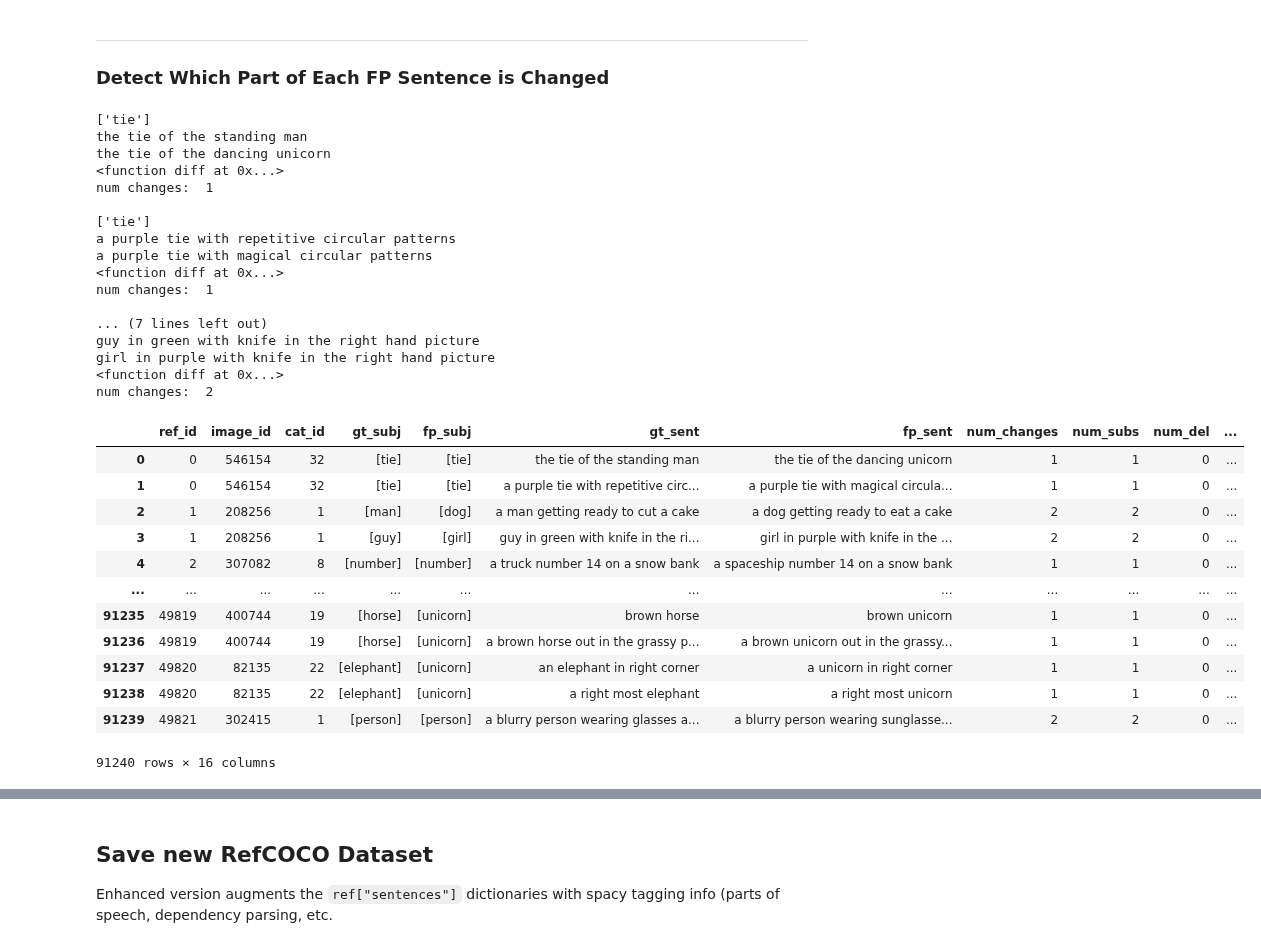
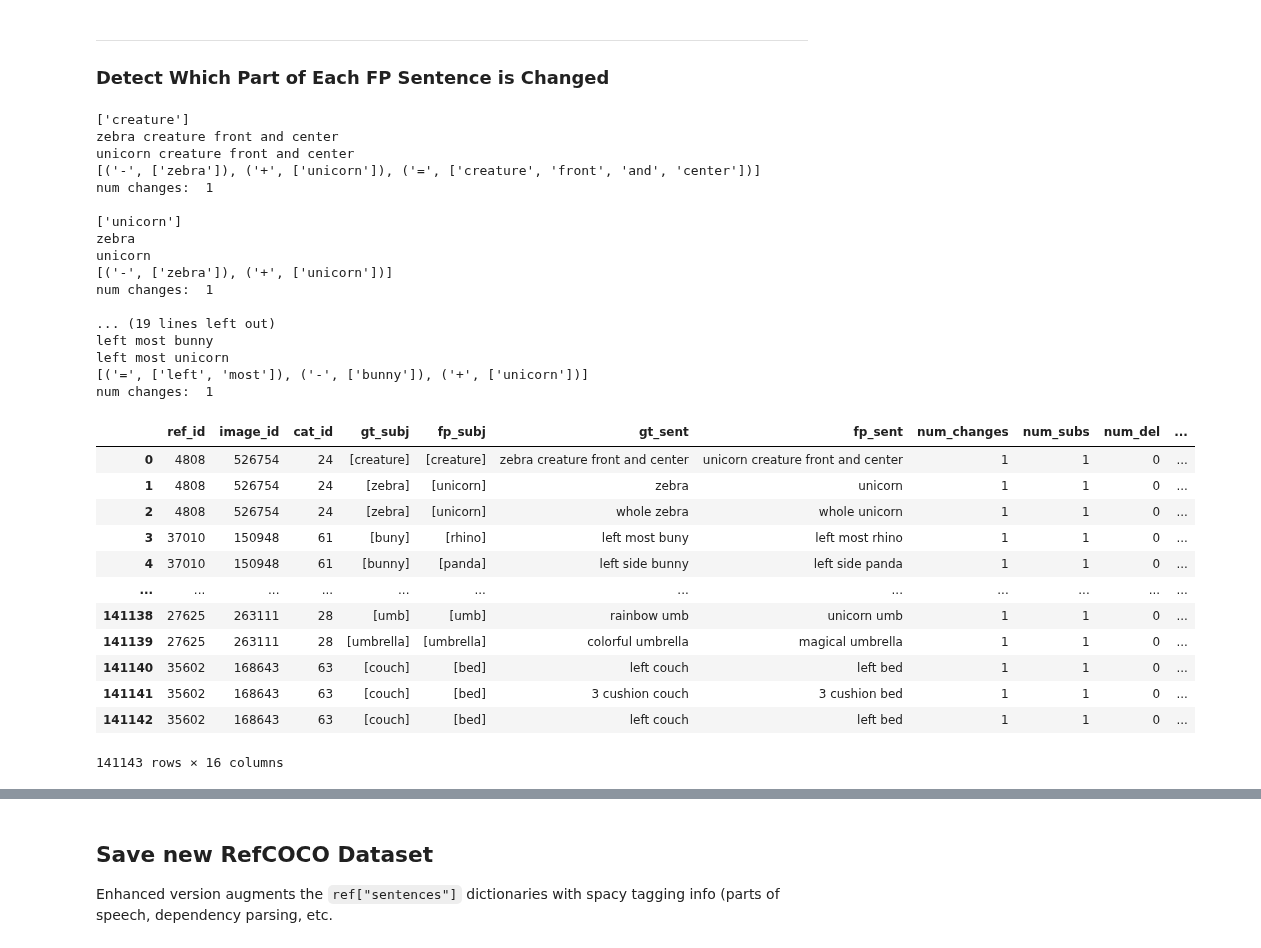
Before and after one commit to GiscardBiamby/cocobetter, a Jupyter notebook: PythonAPI/notebooks/ref_correct/neg_refcoco_v002.ipynb, the cells around one changed output, grey strips where cells are left out. Cells and saved outputs as stored; diff of their text form; code cells hidden in the pictures.

```diff
--- a/PythonAPI/notebooks/ref_correct/neg_refcoco_v002.ipynb
+++ b/PythonAPI/notebooks/ref_correct/neg_refcoco_v002.ipynb
@@ -113,13 +109,12 @@ Done (t=2.97s)
 creating index...
 index created!
+# %%
+api_results_dir = (
+    PROJ_ROOT / "output/refcoco_google-gb006_remove_guidelines-gpt-3.5-turbo"
+)
+assert api_results_dir.exists(), str(api_results_dir)
+assert api_results_dir.is_dir(), str(api_results_dir)
 # %%
-api_results_dir = (
-    PROJ_ROOT / "output/refcocog_google_enhanced-gb006_remove_guidelines-gpt-3.5-turbo"
-)
-assert api_results_dir.exists(), str(api_results_dir)
-assert api_results_dir.is_dir(), str(api_results_dir)
-
-
 def load_api_responses(api_results_dir: Path, max_results: int = None) -> list[dict]:
     response_files = sorted(api_results_dir.glob("responses/img_id_*.json"))
     if max_results is not None and max_results > 0:
@@ -727,8 +709,8 @@ def tag_fp_sentences(
             "spcy_LEM": [word.lemma_ for word in doc],
             "spcy_TAG": [word.tag_ for word in doc],
             "spcy_IS_STOP": [word.is_stop for word in doc],
-            "spcy_ENTS": [ent.as_doc() for ent in doc.ents],
-            "spcy_NOUN_CHUNKS": [str(nc) for nc in doc.noun_chunks],
+            "spcy_ENTS": [str(ent).strip() for ent in doc.ents],
+            "spcy_NOUN_CHUNKS": [str(nc).strip() for nc in doc.noun_chunks],
             # "spcy_DOC": doc, # this takes up way too much space 2.7G vs 115MB
         }
         fp_sent_dict["main_subject"] = get_main_subject(fp_sent_dict)
@@ -827,6 +809,11 @@ def match_sentences(
 
 
 def match_fp_with_gt(fp_sent_dicts: list[dict], doc_to_image: list[int], refcoco: COCO):
+    """
+    Return a copy of the refcoco object where the false premise sentences in
+    fp_sent_dicts are added to the refcoco.imgs.refs["sentences"] lists. The
+    fp sentence are mapped to their ground truth sentences
+    """
     DEBUG = True
     refcoco = deepcopy(refcoco)
     gt_flat = get_gt_sentences_flat(refcoco)
@@ -1042,7 +1046,11 @@ def detect_changes(refcoco: COCO):
     for idx, (ref_id, ref) in tqdm(
         enumerate(refcoco.refs.items()), total=len(refcoco.refs)
     ):
-        sentences: list[str] = [s for s in ref["sentences"] if ("is_false_premise" in s and s["is_false_premise"])]
+        sentences: list[str] = [
+            s
+            for s in ref["sentences"]
+            if ("is_false_premise" in s and s["is_false_premise"])
+        ]
         for sent in sentences:
             gt_sent = sent_lookup[sent["gt_sent_id"]]
             diffs = string_diff(sent["gt_sent"], sent["sent"])
@@ -1059,59 +1067,59 @@ def detect_changes(refcoco: COCO):
                     "num_changes": num_changes,
                     "num_subs": subs,
                     "num_del": deletions,
                     "num_add": additions,
                     "diff_ops": tuple([d[0] for d in diffs]),
                     "diff": diffs,
                     "gt_NOUN_CHUNKS": gt_sent["spcy_NOUN_CHUNKS"],
                     "fp_NOUN_CHUNKS": sent["spcy_NOUN_CHUNKS"],
                 }
             )
             items[-1]["change_type"] = get_change_type(sent, items[-1])
             sent["change_type"] = items[-1]["change_type"]
             if idx < 2:
                 print("")
                 print(sent["main_subject"])
                 print(sent["gt_sent"])
                 print(sent["sent"])
-                print(diff)
+                print(diffs)
                 print("num changes: ", num_changes)
 
     return pd.DataFrame(items)
 
 
 df_changes = detect_changes(refcoco_new)
 display(df_changes)
 # %% [output]
-['tie']
-the tie of the standing man
-the tie of the dancing unicorn
-<function diff at 0x...>
+['creature']
+zebra creature front and center
+unicorn creature front and center
+[('-', ['zebra']), ('+', ['unicorn']), ('=', ['creature', 'front', 'and', 'center'])]
 num changes:  1
 
-['tie']
-a purple tie with repetitive circular patterns
-a purple tie with magical circular patterns
-<function diff at 0x...>
+['unicorn']
+zebra
+unicorn
+[('-', ['zebra']), ('+', ['unicorn'])]
 num changes:  1
 
-... (7 lines left out)
-guy in green with knife in the right hand picture
-girl in purple with knife in the right hand picture
-<function diff at 0x...>
-num changes:  2
+... (19 lines left out)
+left most bunny
+left most unicorn
+[('=', ['left', 'most']), ('-', ['bunny']), ('+', ['unicorn'])]
+num changes:  1
 |  | ref_id | image_id | cat_id | gt_subj | fp_subj | gt_sent | fp_sent | num_changes | num_subs | num_del | ... |
-| 0 | 0 | 546154 | 32 | [tie] | [tie] | the tie of the standing man | the tie of the dancing unicorn | 1 | 1 | 0 | ... |
-| 1 | 0 | 546154 | 32 | [tie] | [tie] | a purple tie with repetitive circ... | a purple tie with magical circula... | 1 | 1 | 0 | ... |
-| 2 | 1 | 208256 | 1 | [man] | [dog] | a man getting ready to cut a cake | a dog getting ready to eat a cake | 2 | 2 | 0 | ... |
-| 3 | 1 | 208256 | 1 | [guy] | [girl] | guy in green with knife in the ri... | girl in purple with knife in the ... | 2 | 2 | 0 | ... |
-| 4 | 2 | 307082 | 8 | [number] | [number] | a truck number 14 on a snow bank | a spaceship number 14 on a snow bank | 1 | 1 | 0 | ... |
+| 0 | 4808 | 526754 | 24 | [creature] | [creature] | zebra creature front and center | unicorn creature front and center | 1 | 1 | 0 | ... |
+| 1 | 4808 | 526754 | 24 | [zebra] | [unicorn] | zebra | unicorn | 1 | 1 | 0 | ... |
+| 2 | 4808 | 526754 | 24 | [zebra] | [unicorn] | whole zebra | whole unicorn | 1 | 1 | 0 | ... |
+| 3 | 37010 | 150948 | 61 | [buny] | [rhino] | left most buny | left most rhino | 1 | 1 | 0 | ... |
+| 4 | 37010 | 150948 | 61 | [bunny] | [panda] | left side bunny | left side panda | 1 | 1 | 0 | ... |
 | ... | ... | ... | ... | ... | ... | ... | ... | ... | ... | ... | ... |
-| 91235 | 49819 | 400744 | 19 | [horse] | [unicorn] | brown horse | brown unicorn | 1 | 1 | 0 | ... |
-| 91236 | 49819 | 400744 | 19 | [horse] | [unicorn] | a brown horse out in the grassy p... | a brown unicorn out in the grassy... | 1 | 1 | 0 | ... |
-| 91237 | 49820 | 82135 | 22 | [elephant] | [unicorn] | an elephant in right corner | a unicorn in right corner | 1 | 1 | 0 | ... |
-| 91238 | 49820 | 82135 | 22 | [elephant] | [unicorn] | a right most elephant | a right most unicorn | 1 | 1 | 0 | ... |
-| 91239 | 49821 | 302415 | 1 | [person] | [person] | a blurry person wearing glasses a... | a blurry person wearing sunglasse... | 2 | 2 | 0 | ... |
+| 141138 | 27625 | 263111 | 28 | [umb] | [umb] | rainbow umb | unicorn umb | 1 | 1 | 0 | ... |
+| 141139 | 27625 | 263111 | 28 | [umbrella] | [umbrella] | colorful umbrella | magical umbrella | 1 | 1 | 0 | ... |
+| 141140 | 35602 | 168643 | 63 | [couch] | [bed] | left couch | left bed | 1 | 1 | 0 | ... |
+| 141141 | 35602 | 168643 | 63 | [couch] | [bed] | 3 cushion couch | 3 cushion bed | 1 | 1 | 0 | ... |
+| 141142 | 35602 | 168643 | 63 | [couch] | [bed] | left couch | left bed | 1 | 1 | 0 | ... |
-91240 rows × 16 columns
+141143 rows × 16 columns
 # %%
 display(
     df_changes.groupby(["num_changes"], dropna=False).agg(total=("ref_id", "count"))
```
Also changed, not shown: parts of 42 cells of this notebook.
